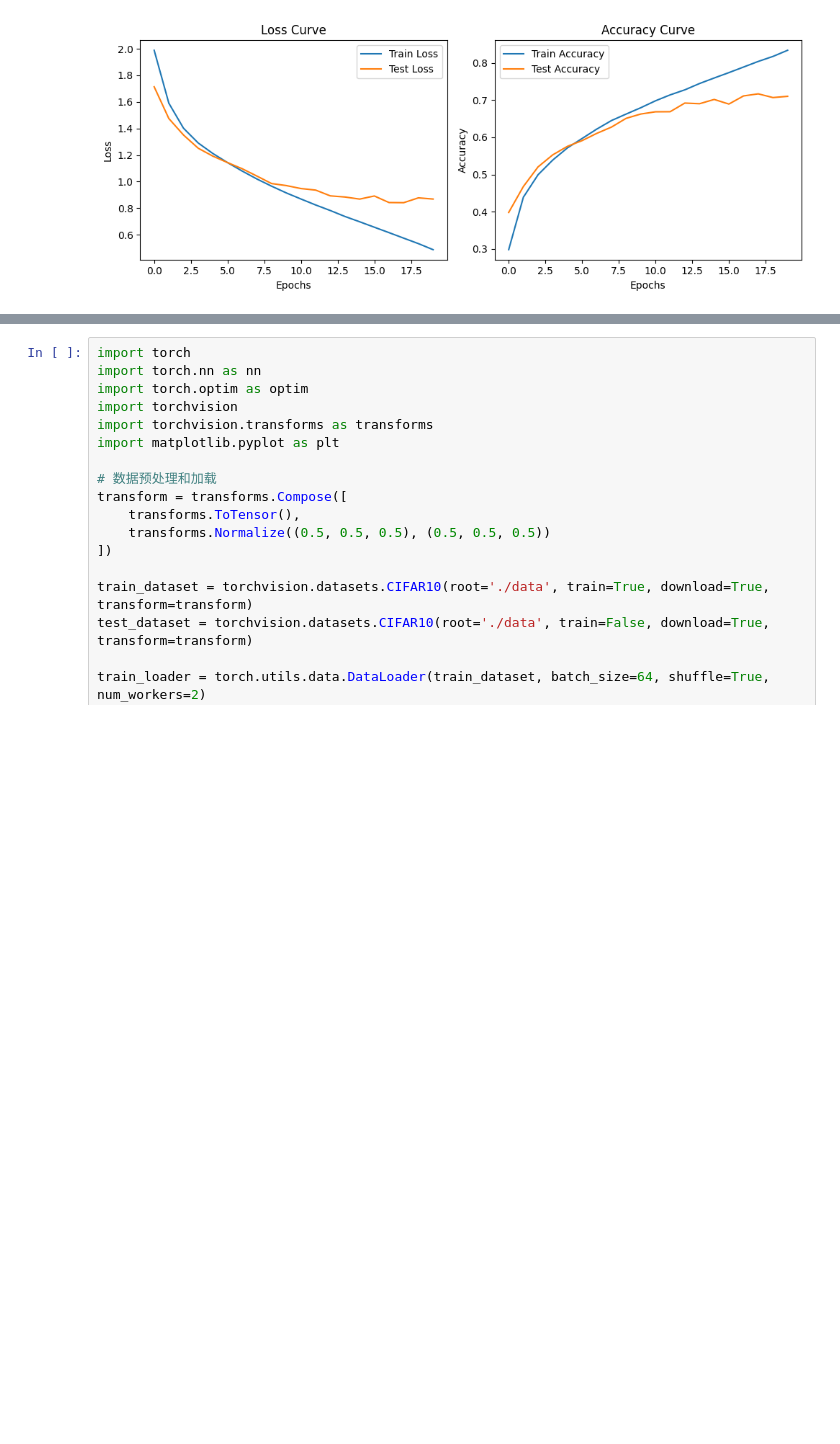
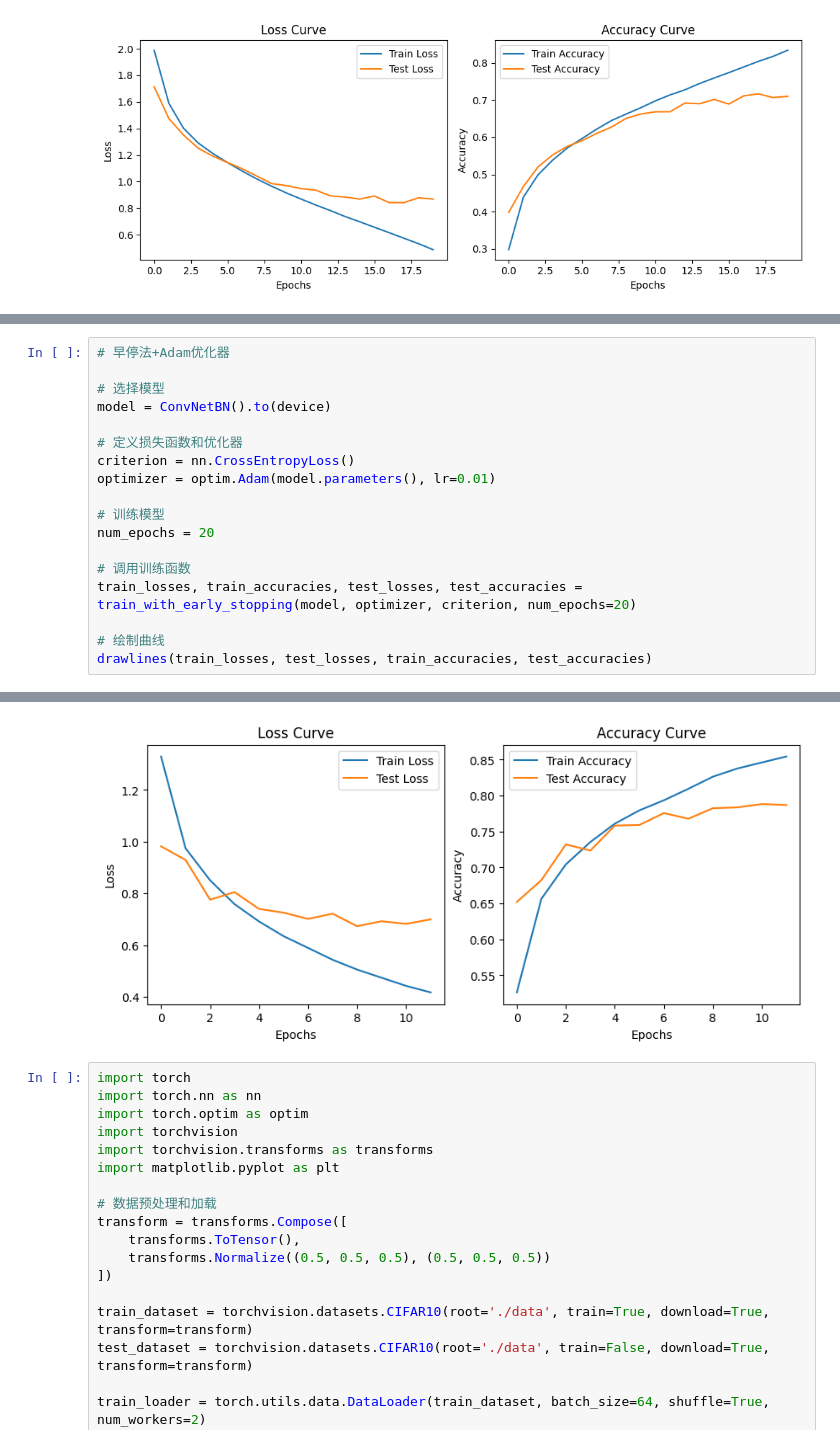
Before and after one commit to JaegerZhao/DeepLearning, a Jupyter notebook: 3 PyTorch实战_CIFAR10图像分类/CNN.ipynb, the cells around one changed output, grey strips where cells are left out. Saved outputs shown, nothing was run; the diff lists cells and outputs as text; blank space fills up the shorter version.

```diff
--- a/3 PyTorch实战_CIFAR10图像分类/CNN.ipynb
+++ b/3 PyTorch实战_CIFAR10图像分类/CNN.ipynb
@@ -414,0 +589,19 @@ plt.show()
+# %%
+# 早停法+Adam优化器
+
+# 选择模型
+model = ConvNetBN().to(device)
+
+# 定义损失函数和优化器
+criterion = nn.CrossEntropyLoss()
+optimizer = optim.Adam(model.parameters(), lr=0.01)
+
+# 训练模型
+num_epochs = 20
+
+# 调用训练函数
+train_losses, train_accuracies, test_losses, test_accuracies = train_with_early_stopping(model, optimizer, criterion, num_epochs=20)
+
+# 绘制曲线
+drawlines(train_losses, test_losses, train_accuracies, test_accuracies)
+# %% [output]
@@ -415,3 +621,4 @@ plt.show()
+[figure, added]
 # %%
 import torch
 import torch.nn as nn
```
Also changed, not shown: parts of 11 cells of this notebook.
